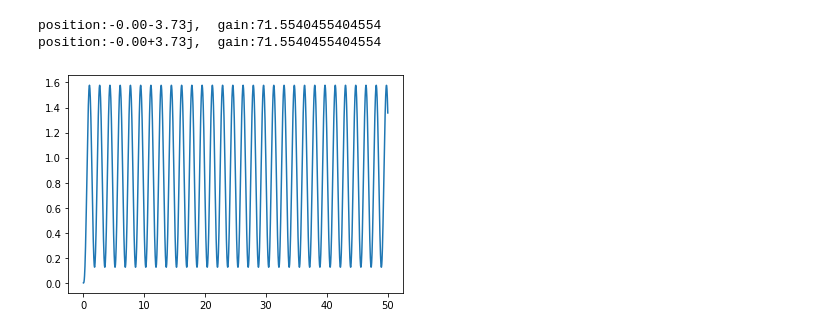
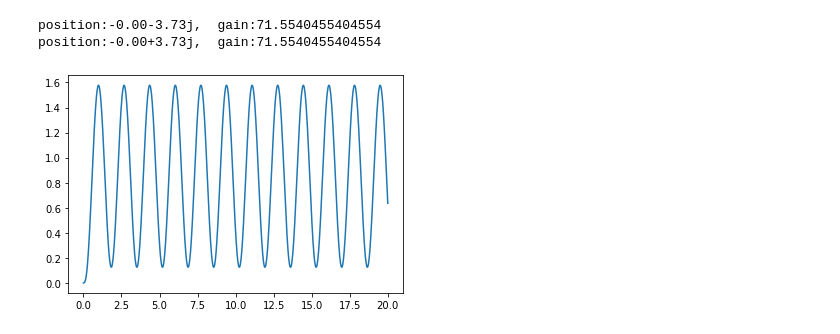
Before and after one commit to xsro/university-learning-code, a Jupyter notebook: 5自动控制原理/2线性系统跟轨迹研究/RootLocusMethod.ipynb, the cells around one changed output. Drawn from its saved outputs; the diff is of its cells as text; code cells hidden in the pictures.

```diff
--- a/5自动控制原理/2线性系统跟轨迹研究/RootLocusMethod.ipynb
+++ b/5自动控制原理/2线性系统跟轨迹研究/RootLocusMethod.ipynb
@@ -54,8 +60,8 @@ position:-0.00+3.73j,  gain:71.5540455404554
 # %%
 k = CriticalStableGain[0]
 Phi=feedback(k*G,1)
-y,t=step(Phi,50)
+y,t=step(Phi,20)
 plt.plot(t,y)
 plt.show()
 # %% [output]
-[figure, old version]
+[figure, new version]
```
Also changed, not shown: parts of 8 cells of this notebook.
